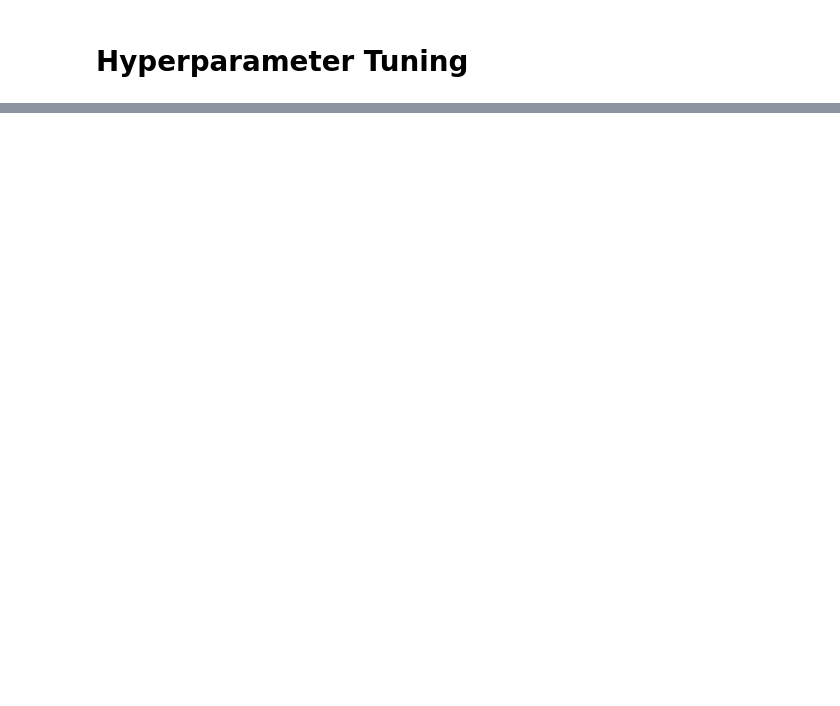
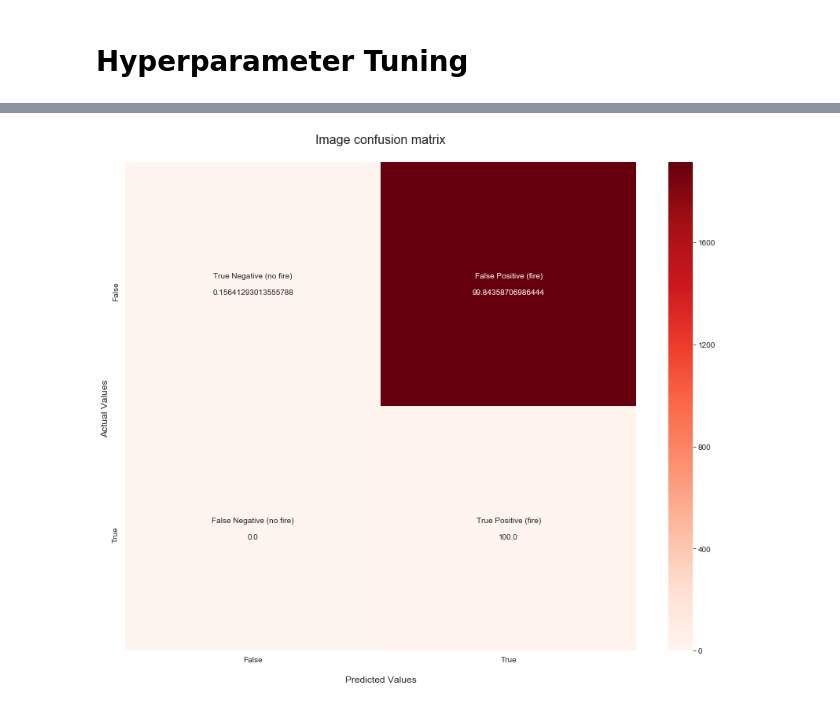
Before and after one commit to sdeittrick/Wildfire_Detection_Capstone_697, a Jupyter notebook: wildfire_prediction_pipeline/model_aggregation.ipynb, the cells around one changed output, grey strips where cells are left out. Drawn from its saved outputs; the diff is of its cells as text; code cells hidden in the pictures; blank space fills up the shorter version.

Commit message:
model dev

```diff
--- a/wildfire_prediction_pipeline/model_aggregation.ipynb
+++ b/wildfire_prediction_pipeline/model_aggregation.ipynb
@@ -341,5 +197,0 @@ tf.Tensor(
-# %%
-for model in modelz:
-    predictions2 = model.predict(x=hold_out_images, steps=len(hold_out_images), verbose=0)
-    cm2 = confusion_matrix(y_true=hold_out_labels, y_pred=np.argmax(predictions2, axis=-1))
-    plot_confusion_matrix_2(cm2,normalize=False)
@@ -378,0 +288,3 @@ plot_metrics(history)
+# %%
+modelLst = []
+modelDfs = []
@@ -378,0 +368,8 @@ plot_metrics(history)
+# %%
+#might have to concat depending on combo of new and saved
+
+print(len(modelLst))
+# modelDfs #= pd.concat([modelDfs[0],modelDfs[1]])
+modelDfs = modelDfs.reset_index()
+modelDfs = modelDfs.drop(columns='index')
+modelDfs
@@ -378,0 +393,3 @@ plot_metrics(history)
+# %%
+focusModel = [modelFromTheArchives] # [modelLst[407]]
+modelDfs[(modelDfs['optimizers']=='adam')&(modelDfs['dropouts']==0.7)]
@@ -378,0 +468,72 @@ plot_metrics(history)
+# %%
+# #if you want to do predictions on model uncomment
+counter = 0
+TNrates = []
+FPrates = []
+FNrates = []
+TPrates = []
+Units = []
+Dropouts = []
+Optimizers = []
+Epochs = []
+positions = []
+BestThresh = []
+# for model in best_mods: #toggle to change lists
+for model in modelLst:
+    for thresHold in [0.4, 0.5, 0.6]:
+        # position = good[counter]
+
+        # display(pd.DataFrame(modelDf.iloc[position]).T) #toggle
+        modelDetails = pd.DataFrame(modelDfs.iloc[counter]).T
+        display(modelDetails)
+        if pd.isnull(modelDetails['best thresholds'].values[0]):
+
+            train_predictions_baseline = model.predict(train_images)
+
+            fp, tp, _ = sklearn.metrics.roc_curve(train_labels,train_predictions_baseline)
+            from numpy import argmax
+            J = tp- fp
+            ix = argmax(J)
+            best_thresh = _[ix]
+            best_thresh = 1-best_thresh
+            print('best thresh')
+            print('-----------')
+            print(best_thresh)
+            print('-----------')
+            BestThresh.append(best_thresh)
+
+        else:
+            thresh = modelDetails['best thresholds'].values[0]
+            BestThresh.append(thresh)
+
+        predictions = model.predict(hold_out_images, verbose = 1)
+
+        scores = []
+        for prediction in predictions:
+            if prediction >= thresHold:
+                scores.append(1)
+            else:
+                scores.append(0)
+
+        print(thresHold)
+
+        # predictions = [prediction[0] for prediction in predictions]
+        predictions1 = [prediction[0] for prediction in predictions][:10]
+        predictions2 = [prediction[0] for prediction in predictions][969:979]
+
+        # print(list(zip(hold_out_labels,predictions)))
+        print(list(zip(hold_out_labels[:10],predictions1)))
+        print(list(zip(hold_out_labels[969:979],predictions2)))
+
+        TNrate, FPrate, FNrate, TPrate = plot_confusion_matrix_2(confusion_matrix(y_true=hold_out_labels, y_pred=scores),normalize=True)
+        TNrates.append(TNrate)
+        FPrates.append(FPrate)
+        FNrates.append(FNrate)
+        TPrates.append(TPrate)
+        Units.append(modelDetails['units'].values[0])
+        Dropouts.append(modelDetails['dropouts'].values[0])
+        Optimizers.append(modelDetails['optimizers'].values[0])
+        Epochs.append(modelDetails['epochs'].values[0])
+
+    counter+=1
+# %% [output]
@@ -378,0 +546 @@ plot_metrics(history)
+[figure, added]
```
Also changed, not shown: parts of 43 cells of this notebook, 1 other file.
